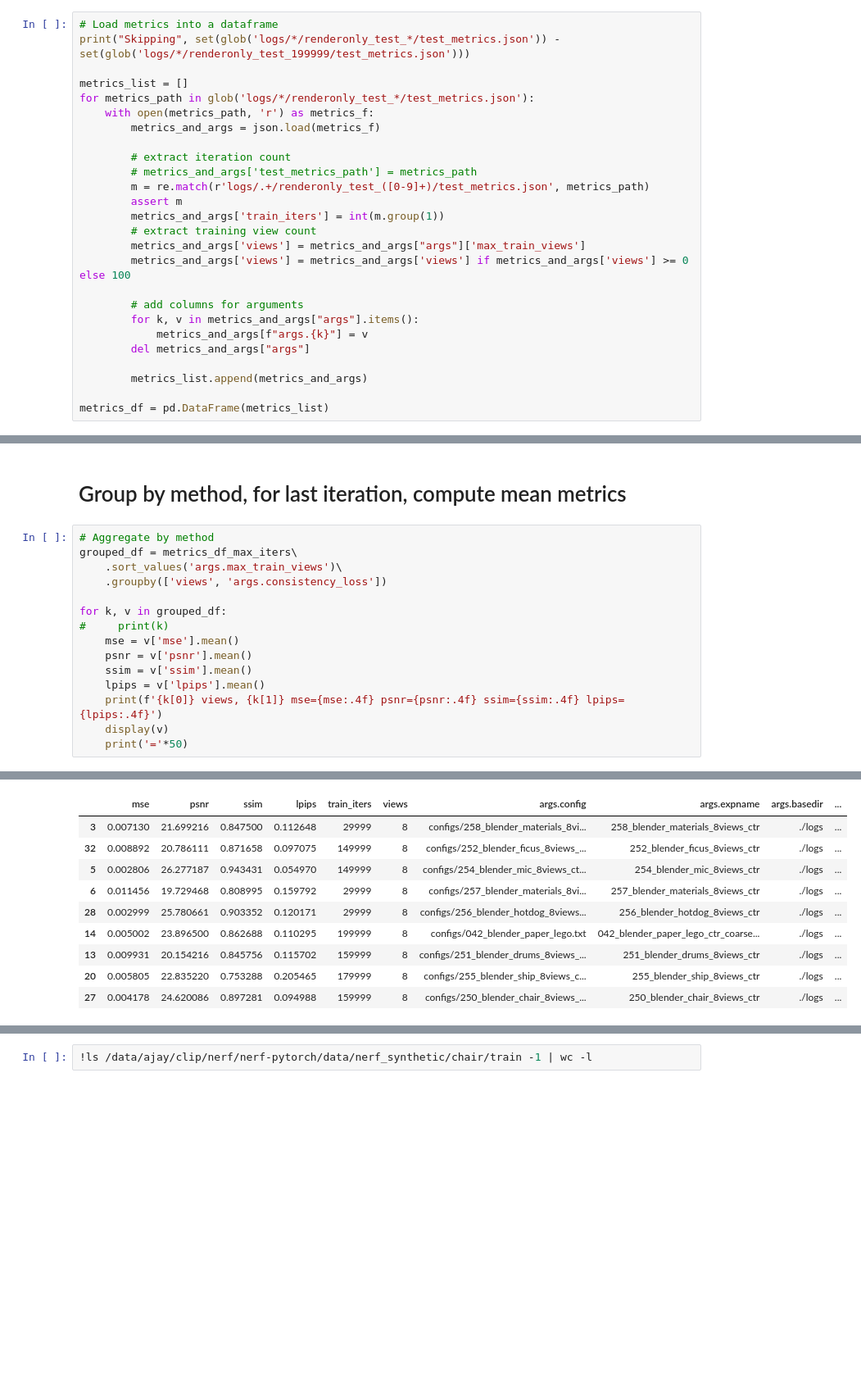
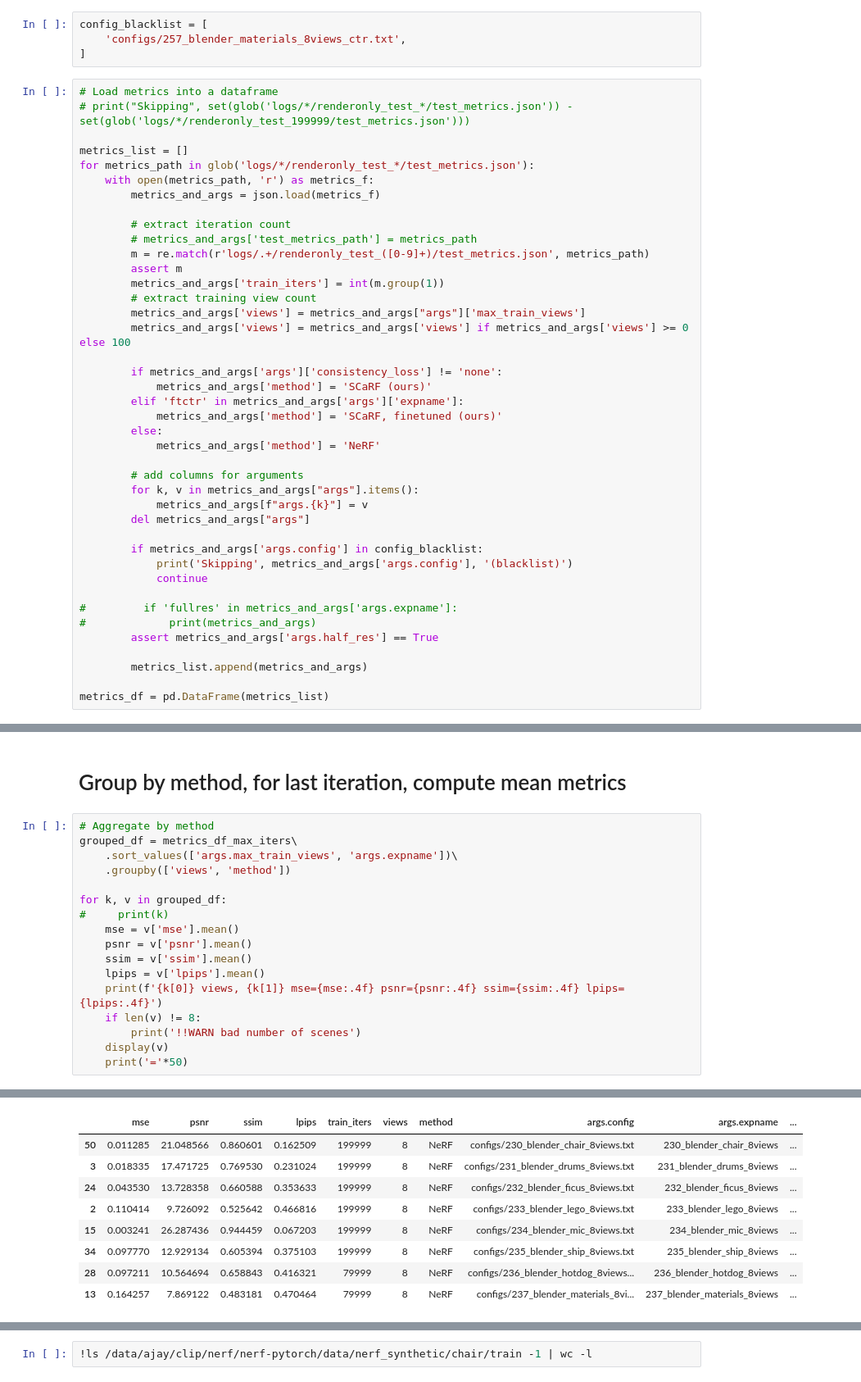
Before and after one commit to ajayjain/DietNeRF, a Jupyter notebook: nb/210309 Aggregate metrics.ipynb, the cells around one changed output, grey strips where cells are left out. Shown at 82% size. Cells and saved outputs as stored; diff of their text form; blank space fills up the shorter version.

```diff
--- a/nb/210309 Aggregate metrics.ipynb
+++ b/nb/210309 Aggregate metrics.ipynb
@@ -55,6 +53,10 @@ Downloading logs/237_blender_materials_8views/renderonly_test_079999/test_metric
+# %%
+config_blacklist = [
+    'configs/257_blender_materials_8views_ctr.txt',
+]
 # %%
 # Load metrics into a dataframe
-print("Skipping", set(glob('logs/*/renderonly_test_*/test_metrics.json')) - set(glob('logs/*/renderonly_test_199999/test_metrics.json')))
+# print("Skipping", set(glob('logs/*/renderonly_test_*/test_metrics.json')) - set(glob('logs/*/renderonly_test_199999/test_metrics.json')))
 
 metrics_list = []
 for metrics_path in glob('logs/*/renderonly_test_*/test_metrics.json'):
@@ -70,11 +72,26 @@ for metrics_path in glob('logs/*/renderonly_test_*/test_metrics.json'):
         metrics_and_args['views'] = metrics_and_args["args"]['max_train_views']
         metrics_and_args['views'] = metrics_and_args['views'] if metrics_and_args['views'] >= 0 else 100
 
+        if metrics_and_args['args']['consistency_loss'] != 'none':
+            metrics_and_args['method'] = 'SCaRF (ours)'
+        elif 'ftctr' in metrics_and_args['args']['expname']:
+            metrics_and_args['method'] = 'SCaRF, finetuned (ours)'
+        else:
+            metrics_and_args['method'] = 'NeRF'
+
         # add columns for arguments
         for k, v in metrics_and_args["args"].items():
             metrics_and_args[f"args.{k}"] = v
         del metrics_and_args["args"]
 
+        if metrics_and_args['args.config'] in config_blacklist:
+            print('Skipping', metrics_and_args['args.config'], '(blacklist)')
+            continue
+
+#         if 'fullres' in metrics_and_args['args.expname']:
+#             print(metrics_and_args)
+        assert metrics_and_args['args.half_res'] == True
+
         metrics_list.append(metrics_and_args)
 
 metrics_df = pd.DataFrame(metrics_list)
@@ -177,8 +209,8 @@ for scene_key, scene_df in metrics_df_max_iters.groupby('args.datadir'):
 # %%
 # Aggregate by method
 grouped_df = metrics_df_max_iters\
-    .sort_values('args.max_train_views')\
-    .groupby(['views', 'args.consistency_loss'])
+    .sort_values(['args.max_train_views', 'args.expname'])\
+    .groupby(['views', 'method'])
 
 for k, v in grouped_df:
 #     print(k)
@@ -187,6 +219,8 @@ for k, v in grouped_df:
     ssim = v['ssim'].mean()
     lpips = v['lpips'].mean()
     print(f'{k[0]} views, {k[1]} mse={mse:.4f} psnr={psnr:.4f} ssim={ssim:.4f} lpips={lpips:.4f}')
+    if len(v) != 8:
+        print('!!WARN bad number of scenes')
     display(v)
     print('='*50)
 # %% [output]
@@ -217,10 +252,9 @@ for k, v in grouped_df:
-|  | mse | psnr | ssim | lpips | train_iters | views | args.config | args.expname | args.basedir | ... |
-| 3 | 0.007130 | 21.699216 | 0.847500 | 0.112648 | 29999 | 8 | configs/258_blender_materials_8vi... | 258_blender_materials_8views_ctr | ./logs | ... |
-| 32 | 0.008892 | 20.786111 | 0.871658 | 0.097075 | 149999 | 8 | configs/252_blender_ficus_8views_... | 252_blender_ficus_8views_ctr | ./logs | ... |
-| 5 | 0.002806 | 26.277187 | 0.943431 | 0.054970 | 149999 | 8 | configs/254_blender_mic_8views_ct... | 254_blender_mic_8views_ctr | ./logs | ... |
-| 6 | 0.011456 | 19.729468 | 0.808995 | 0.159792 | 29999 | 8 | configs/257_blender_materials_8vi... | 257_blender_materials_8views_ctr | ./logs | ... |
-| 28 | 0.002999 | 25.780661 | 0.903352 | 0.120171 | 29999 | 8 | configs/256_blender_hotdog_8views... | 256_blender_hotdog_8views_ctr | ./logs | ... |
-| 14 | 0.005002 | 23.896500 | 0.862688 | 0.110295 | 199999 | 8 | configs/042_blender_paper_lego.txt | 042_blender_paper_lego_ctr_coarse... | ./logs | ... |
-| 13 | 0.009931 | 20.154216 | 0.845756 | 0.115702 | 159999 | 8 | configs/251_blender_drums_8views_... | 251_blender_drums_8views_ctr | ./logs | ... |
-| 20 | 0.005805 | 22.835220 | 0.753288 | 0.205465 | 179999 | 8 | configs/255_blender_ship_8views_c... | 255_blender_ship_8views_ctr | ./logs | ... |
-| 27 | 0.004178 | 24.620086 | 0.897281 | 0.094988 | 159999 | 8 | configs/250_blender_chair_8views_... | 250_blender_chair_8views_ctr | ./logs | ... |
+|  | mse | psnr | ssim | lpips | train_iters | views | method | args.config | args.expname | ... |
+| 50 | 0.011285 | 21.048566 | 0.860601 | 0.162509 | 199999 | 8 | NeRF | configs/230_blender_chair_8views.txt | 230_blender_chair_8views | ... |
+| 3 | 0.018335 | 17.471725 | 0.769530 | 0.231024 | 199999 | 8 | NeRF | configs/231_blender_drums_8views.txt | 231_blender_drums_8views | ... |
+| 24 | 0.043530 | 13.728358 | 0.660588 | 0.353633 | 199999 | 8 | NeRF | configs/232_blender_ficus_8views.txt | 232_blender_ficus_8views | ... |
+| 2 | 0.110414 | 9.726092 | 0.525642 | 0.466816 | 199999 | 8 | NeRF | configs/233_blender_lego_8views.txt | 233_blender_lego_8views | ... |
+| 15 | 0.003241 | 26.287436 | 0.944459 | 0.067203 | 199999 | 8 | NeRF | configs/234_blender_mic_8views.txt | 234_blender_mic_8views | ... |
+| 34 | 0.097770 | 12.929134 | 0.605394 | 0.375103 | 199999 | 8 | NeRF | configs/235_blender_ship_8views.txt | 235_blender_ship_8views | ... |
+| 28 | 0.097211 | 10.564694 | 0.658843 | 0.416321 | 79999 | 8 | NeRF | configs/236_blender_hotdog_8views... | 236_blender_hotdog_8views | ... |
+| 13 | 0.164257 | 7.869122 | 0.483181 | 0.470464 | 79999 | 8 | NeRF | configs/237_blender_materials_8vi... | 237_blender_materials_8views | ... |
```
Also changed, not shown: parts of 5 cells of this notebook, 6 other files.
